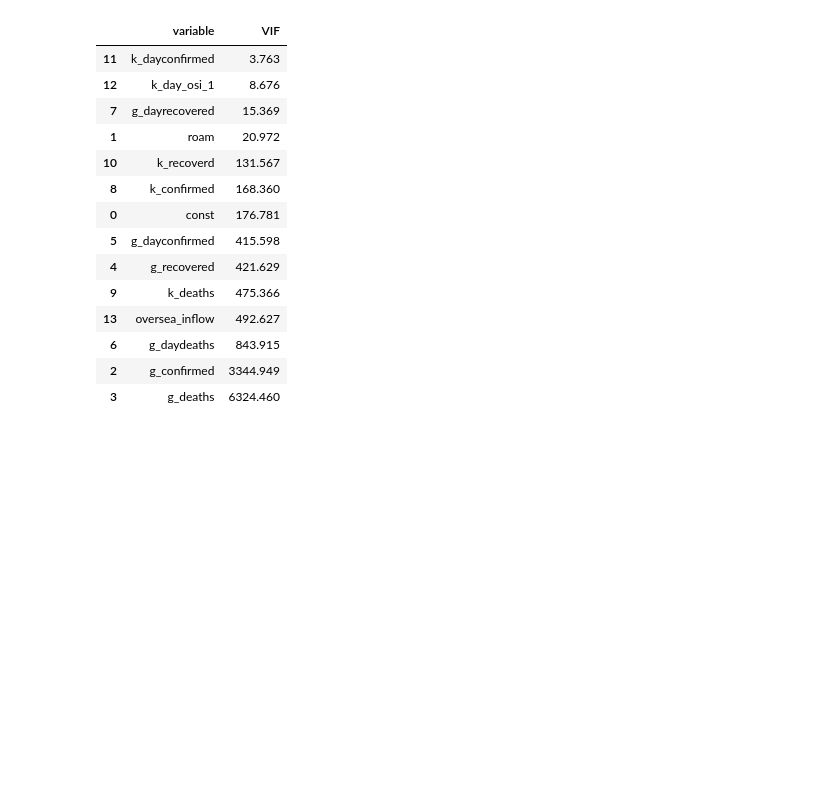
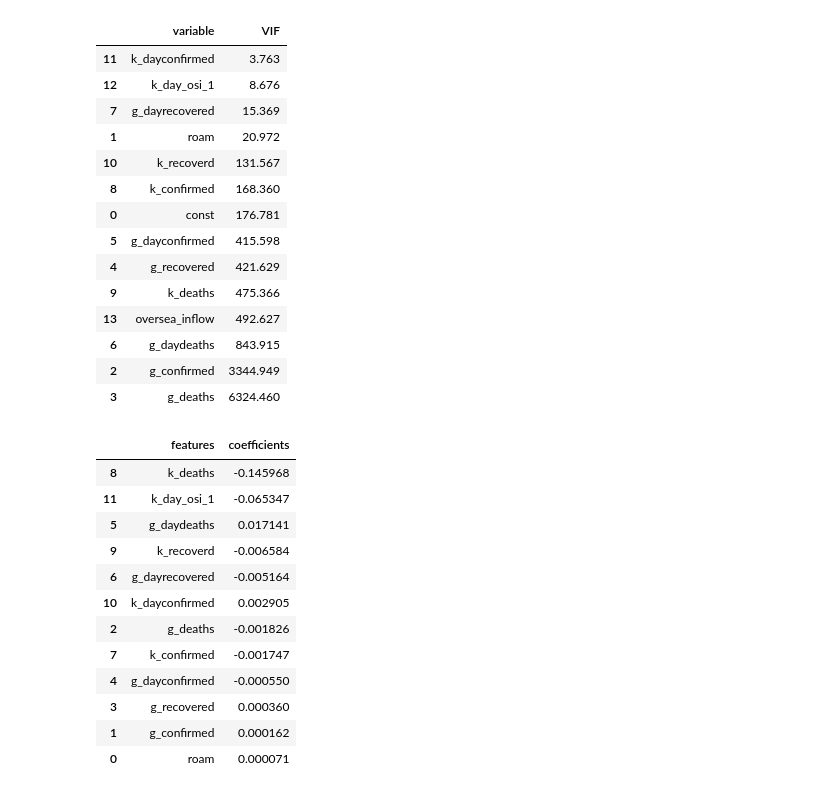
Before and after one commit to Hinterhalter/Post-COVID-19_modeling, a Jupyter notebook: Regression_model.ipynb, the cells around one changed output. Drawn from its saved outputs; the diff is of its cells as text; code cells hidden in the pictures; blank space fills up the shorter version.

```diff
--- a/Regression_model.ipynb
+++ b/Regression_model.ipynb
@@ -170,3 +238,22 @@ df_vif.round(3)
 | 6 | g_daydeaths | 843.915 |
 | 2 | g_confirmed | 3344.949 |
 | 3 | g_deaths | 6324.460 |
+# %%
+coefs = pd.DataFrame(zip(X_train.columns,lm.coef_), columns = ['features', 'coefficients'])
+
+
+coefs.reindex(coefs.coefficients.abs().sort_values(ascending=False).index)
+# %% [output]
+|  | features | coefficients |
+| 8 | k_deaths | -0.145968 |
+| 11 | k_day_osi_1 | -0.065347 |
+| 5 | g_daydeaths | 0.017141 |
+| 9 | k_recoverd | -0.006584 |
+| 6 | g_dayrecovered | -0.005164 |
+| 10 | k_dayconfirmed | 0.002905 |
+| 2 | g_deaths | -0.001826 |
+| 7 | k_confirmed | -0.001747 |
+| 4 | g_dayconfirmed | -0.000550 |
+| 3 | g_recovered | 0.000360 |
+| 1 | g_confirmed | 0.000162 |
+| 0 | roam | 0.000071 |
```
Also changed, not shown: parts of 14 cells of this notebook.
